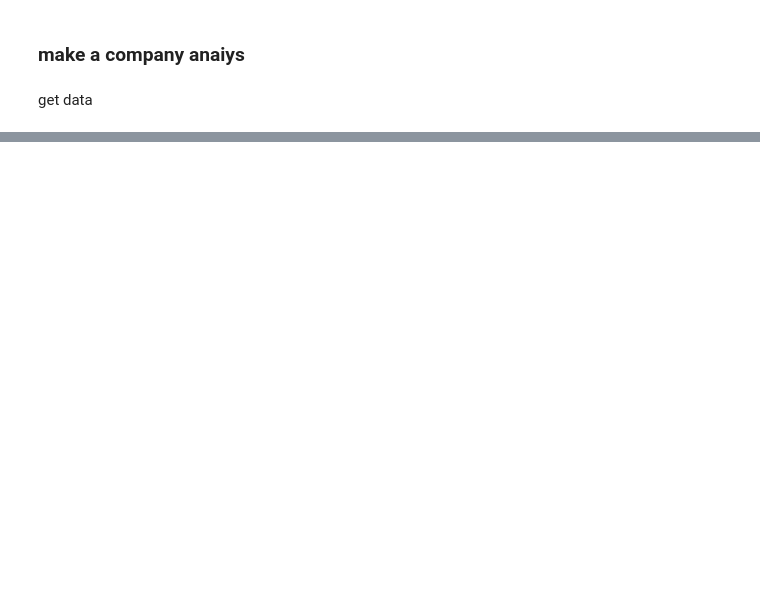
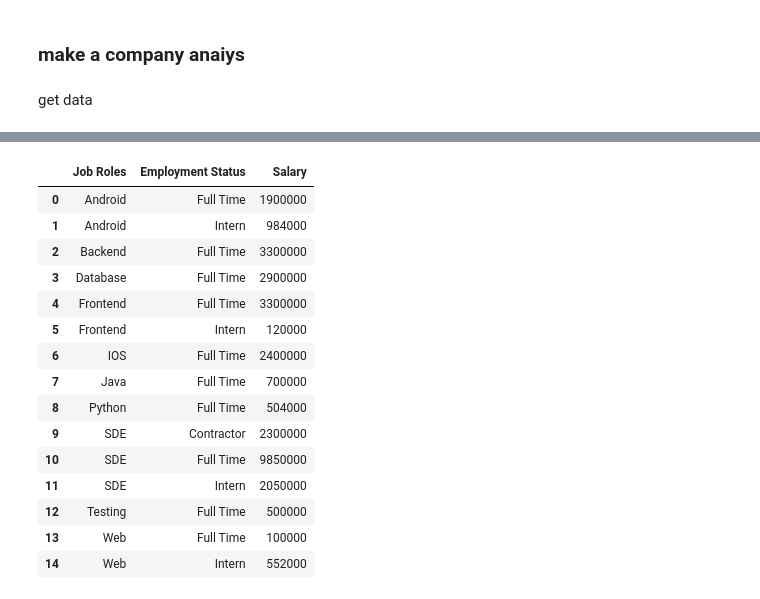
Before and after one commit to Devan019/GenJob, a Jupyter notebook: ai-apis/notebooks/salary_dataset_2022/analisys.ipynb, the cells around one changed output, grey strips where cells are left out. Saved outputs shown, nothing was run; the diff lists cells and outputs as text; code cells hidden in the pictures; blank space fills up the shorter version.

```diff
--- a/ai-apis/notebooks/salary_dataset_2022/analisys.ipynb
+++ b/ai-apis/notebooks/salary_dataset_2022/analisys.ipynb
@@ -65,0 +120,19 @@ dashboard_data, roles_location, roles_emp_status
+# %%
+max_emp_status
+# %% [output]
+|  | Job Roles | Employment Status | Salary |
+| 0 | Android | Full Time | 1900000 |
+| 1 | Android | Intern | 984000 |
+| 2 | Backend | Full Time | 3300000 |
+| 3 | Database | Full Time | 2900000 |
+| 4 | Frontend | Full Time | 3300000 |
+| 5 | Frontend | Intern | 120000 |
+| 6 | IOS | Full Time | 2400000 |
+| 7 | Java | Full Time | 700000 |
+| 8 | Python | Full Time | 504000 |
+| 9 | SDE | Contractor | 2300000 |
+| 10 | SDE | Full Time | 9850000 |
+| 11 | SDE | Intern | 2050000 |
+| 12 | Testing | Full Time | 500000 |
+| 13 | Web | Full Time | 100000 |
+| 14 | Web | Intern | 552000 |
```
Also changed, not shown: parts of 5 cells of this notebook, 9 other files.
